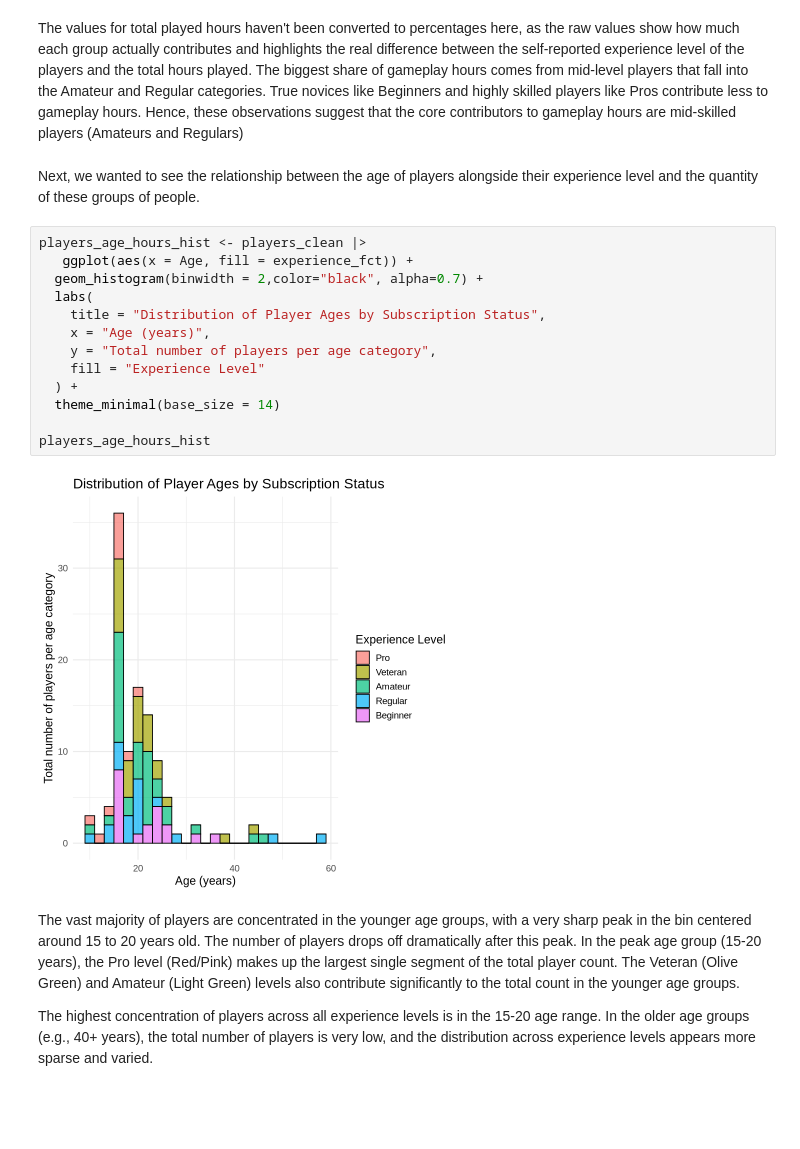
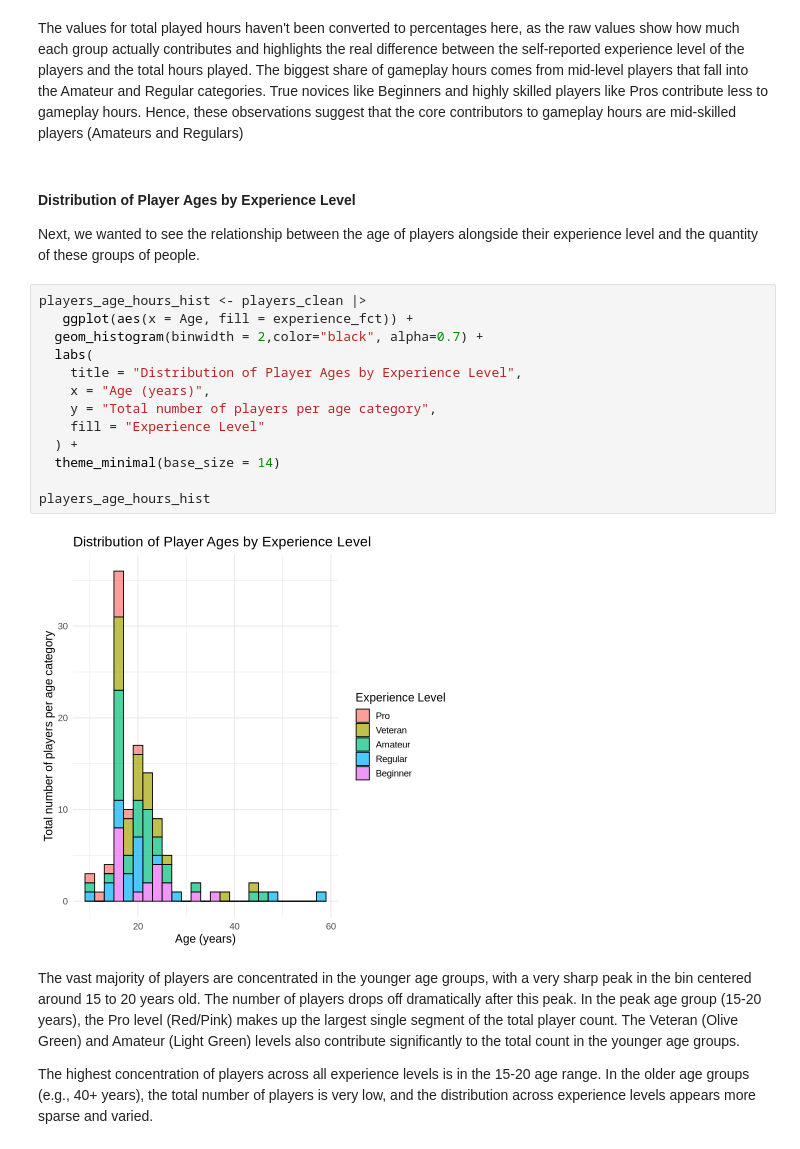
Before and after one commit to thaviship/dsci-group-project, a Jupyter notebook: Final Project Report (Group 11).ipynb, the cells around one changed output. Cells and saved outputs as stored; diff of their text form; blank space fills up the shorter version.

```diff
--- a/Final Project Report (Group 11).ipynb
+++ b/Final Project Report (Group 11).ipynb
@@ -167,22 +169,23 @@ A tibble: 5 × 2
 # %% [markdown]
 The values for total played hours haven't been converted to percentages here, as the raw values show how much each group actually contributes and highlights the real difference between the self-reported experience level of the players and the total hours played. The biggest share of gameplay hours comes from mid-level players that fall into the Amateur and Regular categories. True novices like Beginners and highly skilled players like Pros contribute less to gameplay hours. Hence, these observations suggest that the core contributors to gameplay hours are mid-skilled players (Amateurs and Regulars)
 # %% [markdown]
+#### Distribution of Player Ages by Experience Level
 Next, we wanted to see the relationship between the age of players alongside their experience level and the quantity of these groups of people.
 # %%
 players_age_hours_hist <- players_clean |>
    ggplot(aes(x = Age, fill = experience_fct)) +
   geom_histogram(binwidth = 2,color="black", alpha=0.7) +
   labs(
-    title = "Distribution of Player Ages by Subscription Status",
+    title = "Distribution of Player Ages by Experience Level",
     x = "Age (years)",
     y = "Total number of players per age category",
     fill = "Experience Level"
   ) +
   theme_minimal(base_size = 14)
 
 players_age_hours_hist
 # %% [output]
-[figure, old version]
+[figure, new version]
 # %% [markdown]
 The vast majority of players are concentrated in the younger age groups, with a very sharp peak in the bin centered around 15 to 20 years old. The number of players drops off dramatically after this peak. In the peak age group (15-20 years), the Pro level (Red/Pink) makes up the largest single segment of the total player count.
 The Veteran (Olive Green) and Amateur (Light Green) levels also contribute significantly to the total count in the younger age groups.
```
Also changed, not shown: parts of 3 cells of this notebook.
